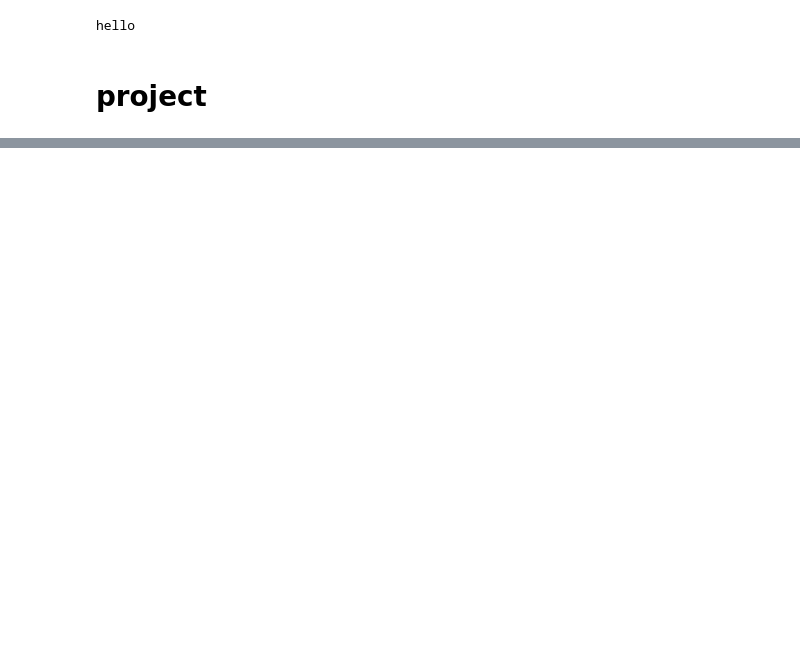
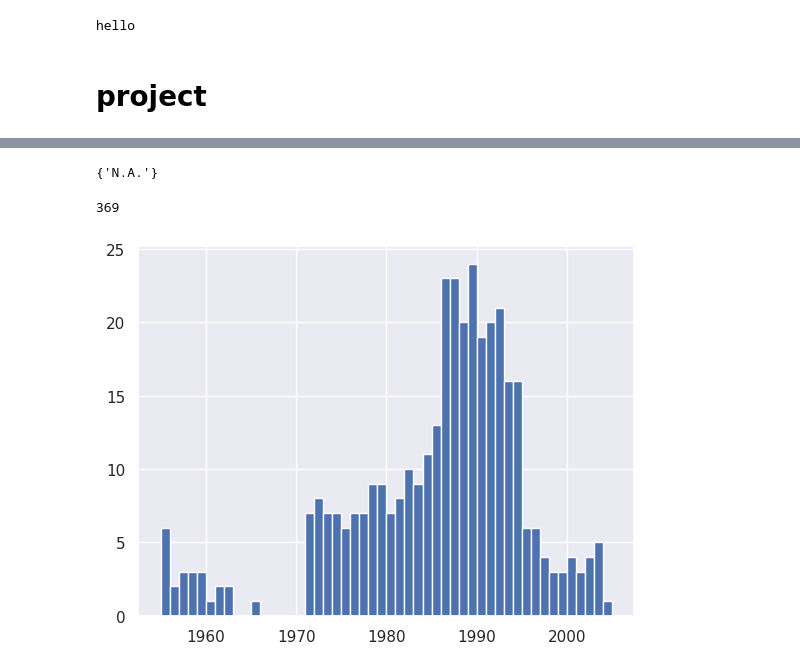
Before and after one commit to zhumenglvke/project, a Jupyter notebook: jupyter notebook.ipynb, the cells around one changed output, grey strips where cells are left out. Cells and saved outputs as stored; diff of their text form; code cells hidden in the pictures; blank space fills up the shorter version.

```diff
--- a/jupyter notebook.ipynb
+++ b/jupyter notebook.ipynb
@@ -32,4 +34,6 @@ import seaborn as sns
 
 sns.set(style='darkgrid')
 # %%
-df = pd.read_csv('/fortune500.csv')
+df = pd.read_csv('/content/fortune500.csv')
+# %%
+df.columns = ['year','rank','company','revenue','profit']
@@ -35,0 +66,4 @@ df = pd.read_csv('/fortune500.csv')
+# %%
+#查看profit中的缺失值
+non_numberic_profits = df.profit.str.contains('[^0-9.-]')#此处为正则表达式匹配
+df.loc[non_numberic_profits].head()
@@ -35,0 +77,12 @@ df = pd.read_csv('/fortune500.csv')
+# %%
+set(df.profit[non_numberic_profits])
+# %% [output]
+{'N.A.'}
+# %%
+len(df.profit[non_numberic_profits])
+# %% [output]
+369
+# %%
+bins_sizes,_,_ = plt.hist(df.year[non_numberic_profits],bins=range(1955,2006))
+# %% [output]
+[figure, added]
```
Also changed, not shown: parts of 12 cells of this notebook.
